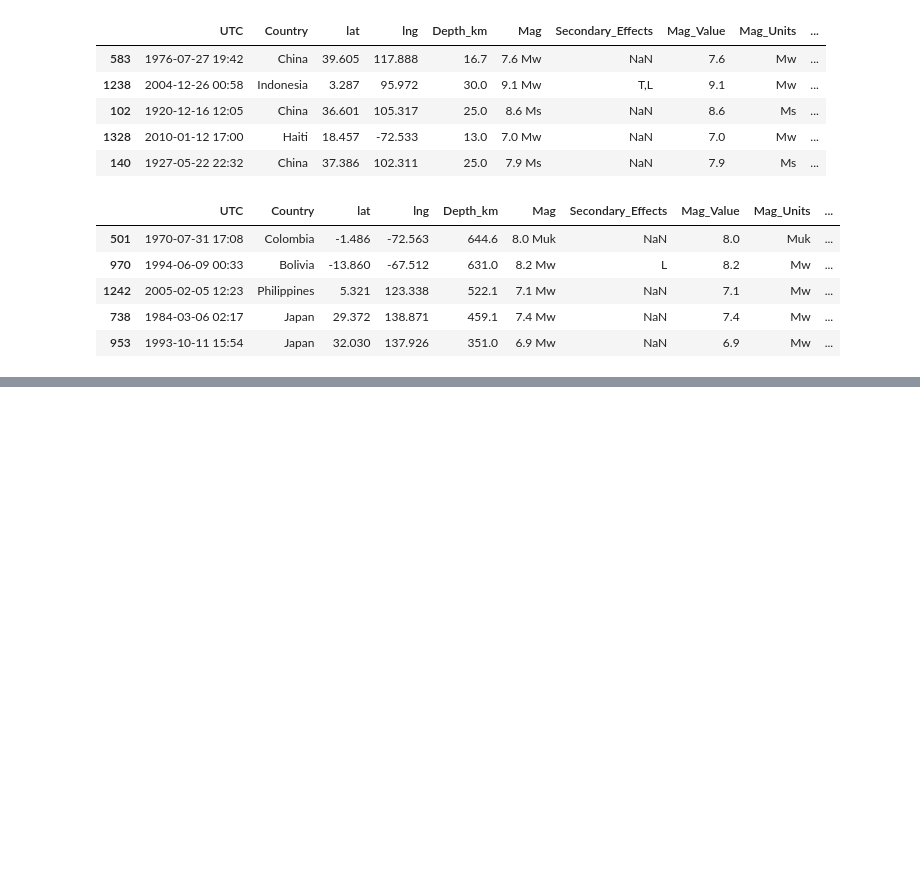
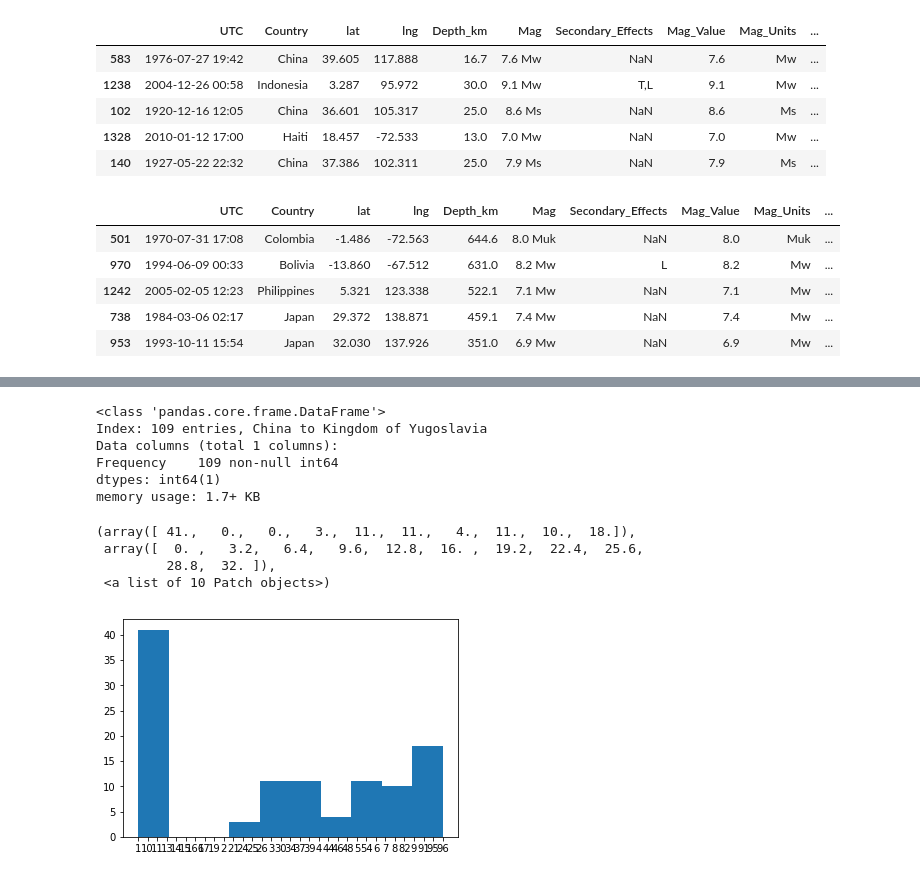
Before and after one commit to smitamisra/StrikingRobo_Earthquakes, a Jupyter notebook: SM2.ipynb, the cells around one changed output, grey strips where cells are left out. Cells and saved outputs as stored; diff of their text form; code cells hidden in the pictures; blank space fills up the shorter version.

```diff
--- a/SM2.ipynb
+++ b/SM2.ipynb
@@ -1225,0 +1227,5 @@ SyntaxError: invalid syntax (<ipython-input-132-546ec8ee1563>, line 1)
+# %%
+EQ_frequency = EQ3['Country'].value_counts()
+EQ_frequency=EQ_frequency.to_frame()
+EQ_frequency.columns=['Frequency']
+EQ_frequency.head()
@@ -1225,0 +1239,17 @@ SyntaxError: invalid syntax (<ipython-input-132-546ec8ee1563>, line 1)
+# %%
+EQ_frequency.info()
+# %% [output]
+<class 'pandas.core.frame.DataFrame'>
+Index: 109 entries, China to Kingdom of Yugoslavia
+Data columns (total 1 columns):
+Frequency    109 non-null int64
+dtypes: int64(1)
+memory usage: 1.7+ KB
+# %%
+plt.hist(EQ_frequency)
+# %% [output]
+(array([ 41.,   0.,   0.,   3.,  11.,  11.,   4.,  11.,  10.,  18.]),
+ array([  0. ,   3.2,   6.4,   9.6,  12.8,  16. ,  19.2,  22.4,  25.6,
+         28.8,  32. ]),
+ <a list of 10 Patch objects>)
+[figure, added]
```
Also changed, not shown: parts of 8 cells of this notebook, 1 other file.
